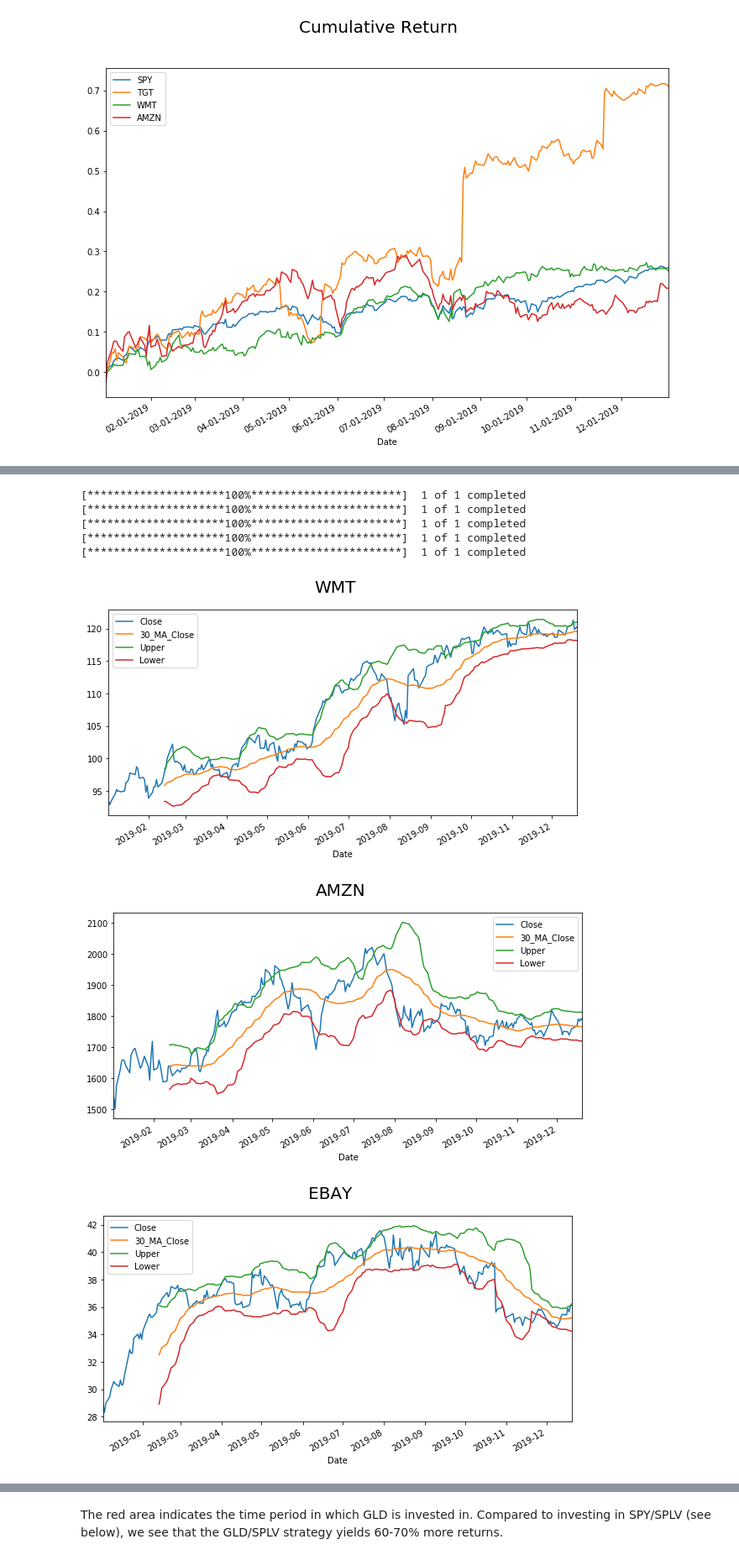
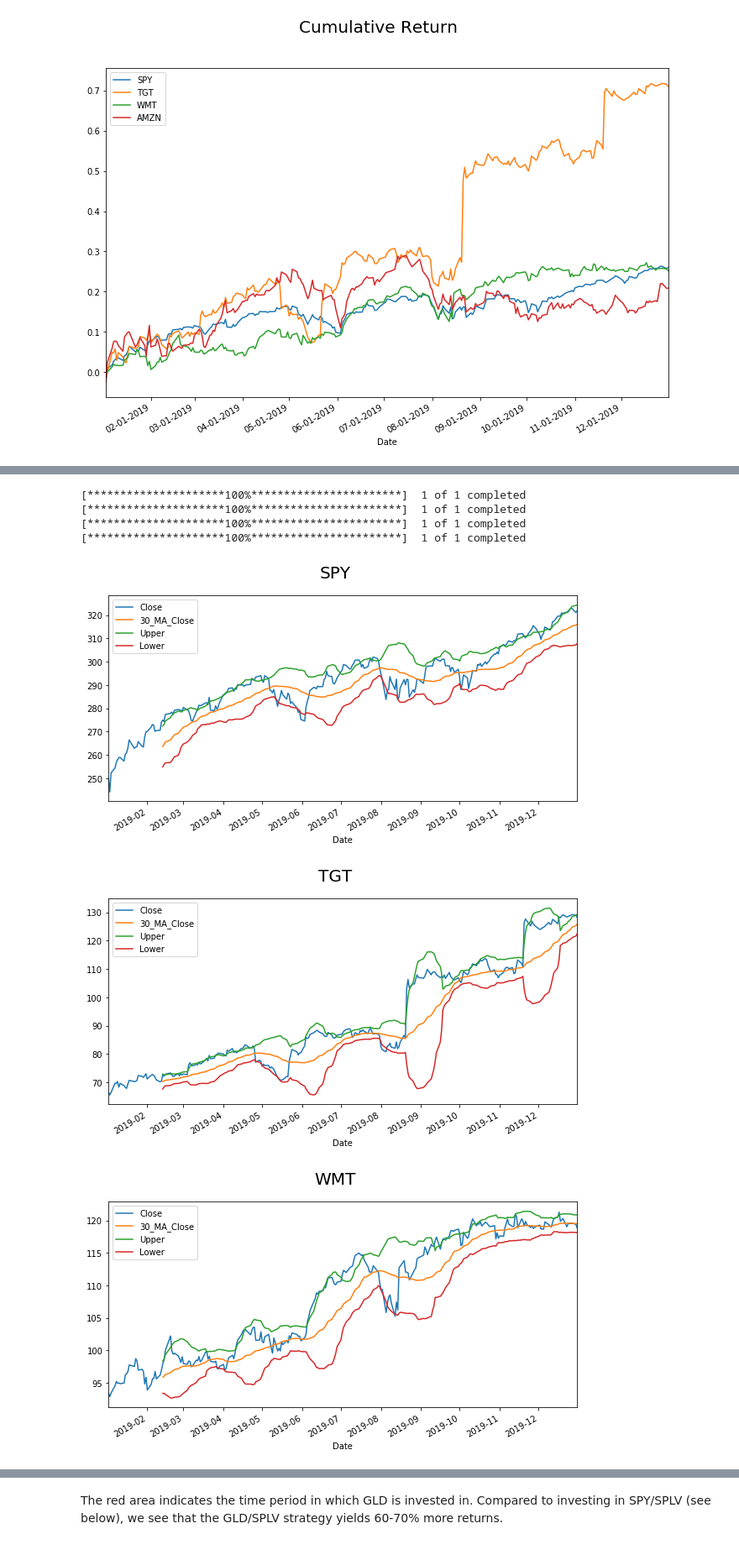
Before and after one commit to angelotc/Decomposition-of-Retail-Companies, a Jupyter notebook: Cumulative Returns Analysis.ipynb, the cells around one changed output, grey strips where cells are left out. Shown at 84% size. Cells and saved outputs as stored; diff of their text form; code cells hidden in the pictures.

```diff
--- a/Cumulative Returns Analysis.ipynb
+++ b/Cumulative Returns Analysis.ipynb
@@ -2,23 +2,3 @@
 import yfinance as yf
 import pandas as pd
 import numpy as np
-# %%
-start_dates = []
-end_dates = []
-for _ in range(2010,2018+1):
-    start_date = str(_) + "-09-01"
-    start_dates.append(start_date)
-    end_date = str(_) + "-12-20"
-    end_dates.append(end_date)
-
-tickers_str = ["WMT","AMZN","EBAY","TGT","SPY"]
-ticker = "SPY"
-year = "2018"
-# %%
-start_date,end_date = year + "-01-01", str(int(year)+1) + "-01-31"
-data = yf.download(ticker , start = start_date , end = end_date)
-data['Daily_return']=data['Close']/data['Close'].shift(1)-1
-data['Daily_return_pct'] = data['Close'].pct_change(1)
-data['Daily_return_log'] = np.log(data['Close']/data['Close'].shift(1))
-# Cumulative Returns
-data[ ticker] = np.cumsum(data['Daily_return'])
@@ -134,13 +67,12 @@ def bollinger_band(mean_window: int, std_dev_window: int, tickers: [str], start_
         df[['Close',MA_col_name,'Upper','Lower']].plot(figsize=(10,5))
         plt.suptitle(ticker, fontsize=20)
 # %%
-bollinger_band(30, 20, tickers_str,2019,2019)
+bollinger_band(30, 20, ['SPY', 'TGT', 'WMT', 'AMZN'] ,2019,2019)
 # %% [output]
 [*********************100%***********************]  1 of 1 completed
 [*********************100%***********************]  1 of 1 completed
 [*********************100%***********************]  1 of 1 completed
 [*********************100%***********************]  1 of 1 completed
-[*********************100%***********************]  1 of 1 completed
-[figure, old version]
+[figure, new version]
-[figure, old version]
+[figure, new version]
-[figure, old version]
+[figure, new version]
```
Also changed, not shown: parts of 8 cells of this notebook.
